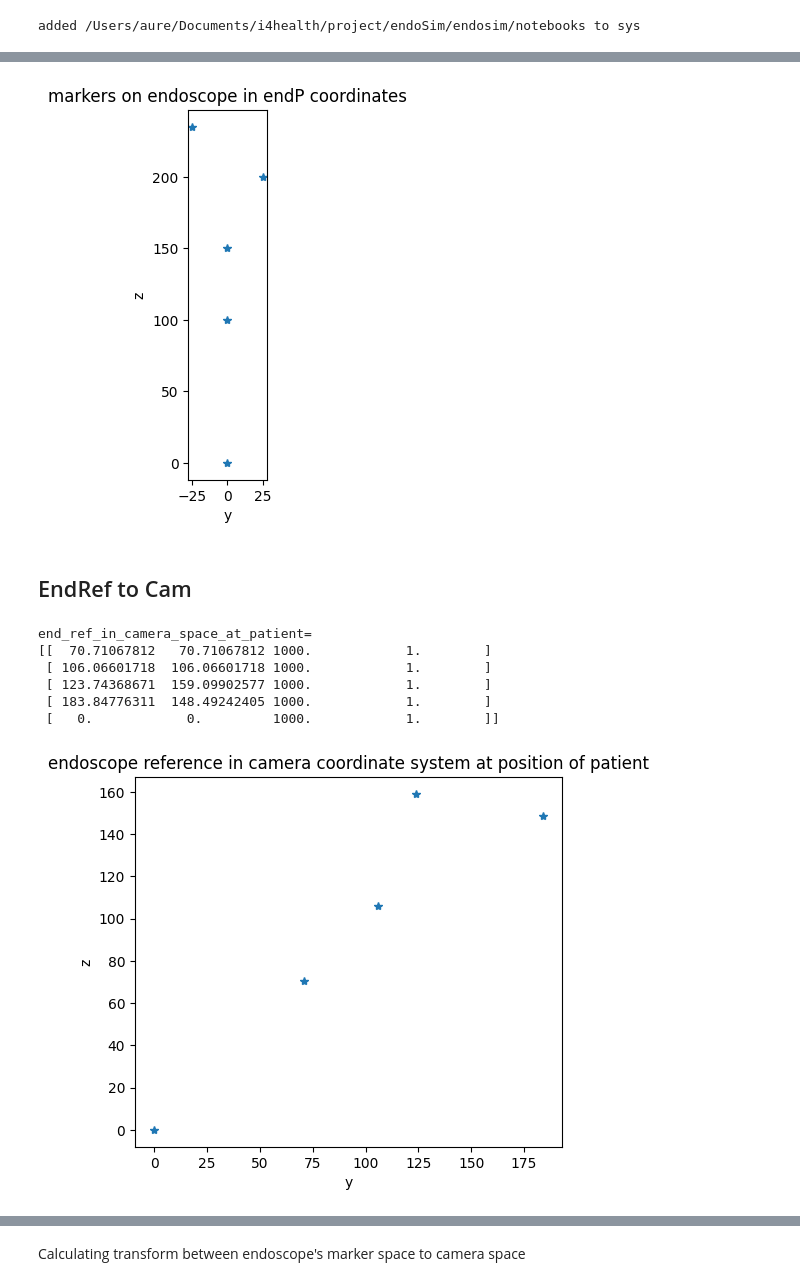
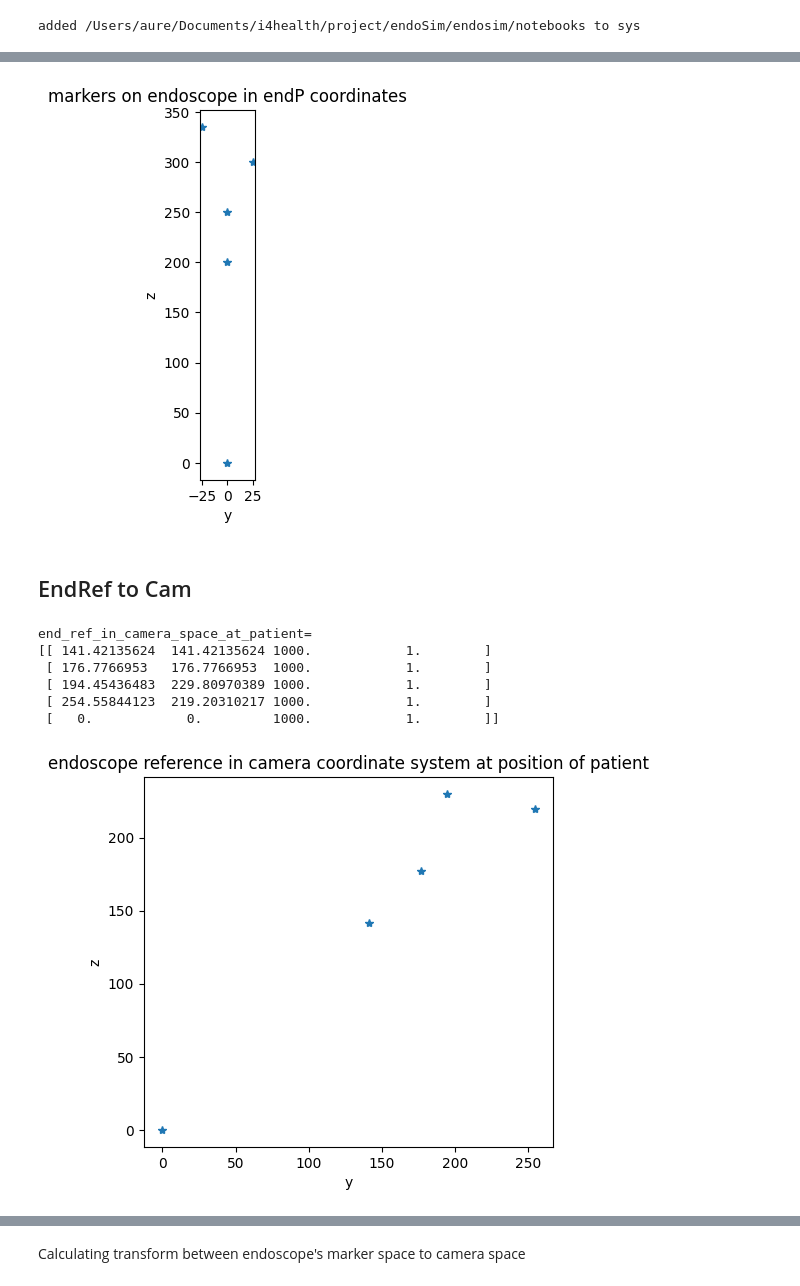
Before and after one commit to swishswish123/endosim, a Jupyter notebook: endosim/notebooks/endoscope/endoscope.ipynb, the cells around one changed output, grey strips where cells are left out. Cells and saved outputs as stored; diff of their text form; code cells hidden in the pictures.

Commit message:
clean, fix: endoscope cleanup and endoscope length fix

```diff
--- a/endosim/notebooks/endoscope/endoscope.ipynb
+++ b/endosim/notebooks/endoscope/endoscope.ipynb
@@ -64,0 +100,23 @@ In order to make this a like-for-like comparison, we should keep most of the ref
+# %%
+# ALL MEASUREMENTS IN MM
+
+# P - , the length of the endoscope.
+length_of_endoscope = 200 # use 300 after merging
+
+# D - z distance from camera to plane where everything is located
+distance_from_cam = 1000 # since the camera and patient reference are aligned in the x and y directions, only distance is in z
+
+# 0 - angle of pointer
+pointer_angle = 45
+
+# Yc - distances from tumour to patient reference
+tumour_patref_y = 50
+
+# NDI quotes 0.25mm for Polaris Spectra, some papers estimate it at 0.17mm
+typical_tracking_sigma = 0.25
+
+# For Model 2 and 3, using an endoscope, this determines the distance of a target of interest from the endoscope.
+working_distance = 50
+
+# for simulation to be reproducible
+number_samples = 1000
@@ -101,38 +177,40 @@ plt.ylabel('z')
 plt.gca().set_aspect('equal', adjustable='box')
 plt.show()
 # %% [output]
-[figure, old version]
+[figure, new version]
 # %% [markdown]
 ## EndRef to Cam
 # %%
+# endoscope reference in cam coords
 end_ref_in_camera_space =  create_pnt_ref_in_camera_space()
 
-offset_marker_transform_cam = create_transform([pointer_length, 0, 0, 0, 0, 0])
+# once again creating offset to all the points to move origin to the endoscope's tip
+offset_marker_transform_cam = create_transform([length_of_endoscope, 0, 0, 0, 0, 0])
 end_ref_in_camera_space_transformed = multiply_points_by_matrix(offset_marker_transform_cam, end_ref_in_camera_space, do_transpose=True)
 end_ref_in_camera_space_with_tip = np.concatenate((end_ref_in_camera_space_transformed, [[0, 0, 0, 1]]), axis=0)
 
 # Now we want to rotate around z (according to diagram above), then translate to a distance from camera.
 rotate_about_z = create_transform([0, 0, 0, 0, 0, pointer_angle])
 translate_away_from_camera = create_transform([0, 0, distance_from_cam, 0, 0, 0])
 end_ref_in_camera_space_at_patient = multiply_points_by_matrix(translate_away_from_camera @ rotate_about_z, end_ref_in_camera_space_with_tip, do_transpose=True)
 print("end_ref_in_camera_space_at_patient=\n" + str(end_ref_in_camera_space_at_patient))
 
 # Plotting trabsformed points
 plt.figure()
 plt.plot(end_ref_in_camera_space_at_patient[:,0],end_ref_in_camera_space_at_patient[:,1], marker='*',linestyle = 'None',)
 plt.title('endoscope reference in camera coordinate system at position of patient')
 plt.xlabel('y')
 plt.ylabel('z')
 plt.gca().set_aspect('equal', adjustable='box')
 plt.show()
 # %% [output]
 end_ref_in_camera_space_at_patient=
-[[  70.71067812   70.71067812 1000.            1.        ]
- [ 106.06601718  106.06601718 1000.            1.        ]
- [ 123.74368671  159.09902577 1000.            1.        ]
- [ 183.84776311  148.49242405 1000.            1.        ]
+[[ 141.42135624  141.42135624 1000.            1.        ]
+ [ 176.7766953   176.7766953  1000.            1.        ]
+ [ 194.45436483  229.80970389 1000.            1.        ]
+ [ 254.55844123  219.20310217 1000.            1.        ]
  [   0.            0.         1000.            1.        ]]
-[figure, old version]
+[figure, new version]
 # %%
 endoscope_markers_in_camera_space = end_ref_in_camera_space_at_patient[0:4,0:3]
 ########## NOTE- IS THIS CORRECT? WOUDN'T IT JUST BE end_Ref? If it's in marker space the 0,0 should be in marker A?
```
Also changed, not shown: parts of 85 cells of this notebook, 6 other files.
